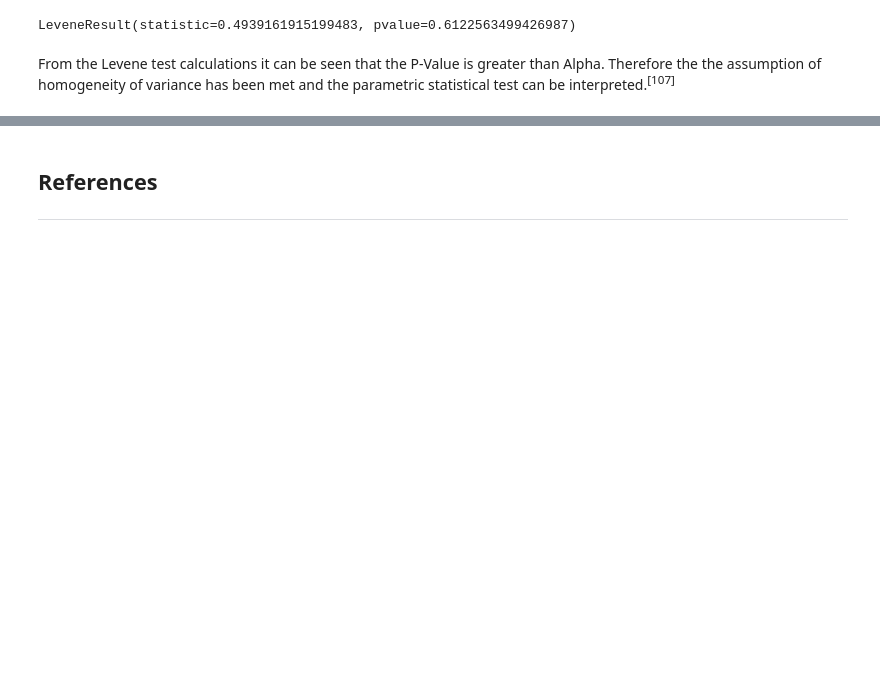
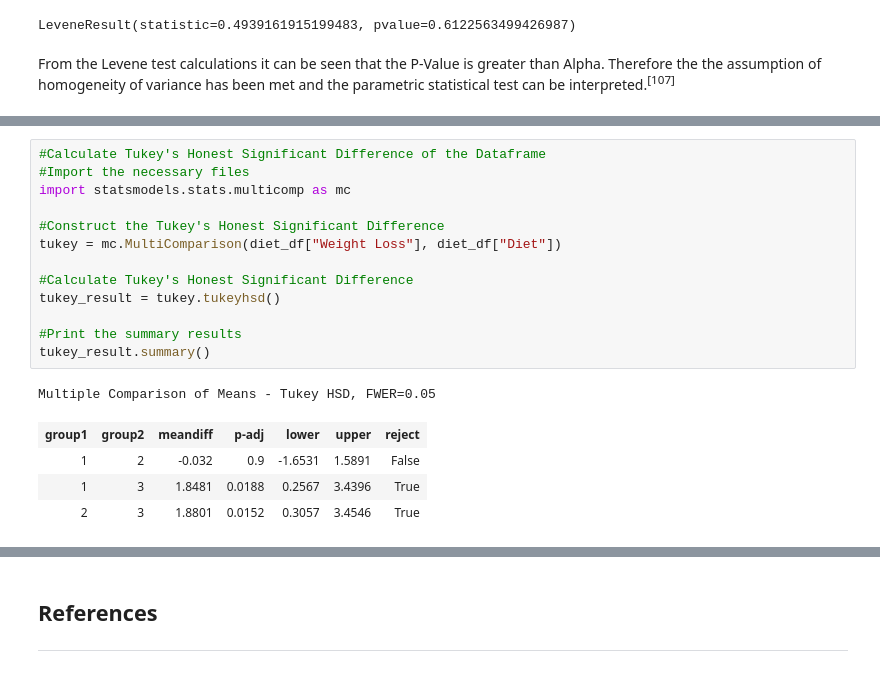
Before and after one commit to JPLee01/Machine_Learning_and_Statistics, a Jupyter notebook: scipy-stats.ipynb, the cells around one changed output, grey strips where cells are left out. Cells and saved outputs as stored; diff of their text form; blank space fills up the shorter version.

```diff
--- a/scipy-stats.ipynb
+++ b/scipy-stats.ipynb
@@ -645,0 +625,19 @@ Name: Weight Loss, dtype: float64
+# %%
+#Calculate Tukey's Honest Significant Difference of the Dataframe
+#Import the necessary files
+import statsmodels.stats.multicomp as mc
+
+#Construct the Tukey's Honest Significant Difference
+tukey = mc.MultiComparison(diet_df["Weight Loss"], diet_df["Diet"])
+
+#Calculate Tukey's Honest Significant Difference
+tukey_result = tukey.tukeyhsd()
+
+#Print the summary results
+tukey_result.summary()
+# %% [output]
+Multiple Comparison of Means - Tukey HSD, FWER=0.05
+| group1 | group2 | meandiff | p-adj | lower | upper | reject |
+| 1 | 2 | -0.032 | 0.9 | -1.6531 | 1.5891 | False |
+| 1 | 3 | 1.8481 | 0.0188 | 0.2567 | 3.4396 | True |
+| 2 | 3 | 1.8801 | 0.0152 | 0.3057 | 3.4546 | True |
```
Also changed, not shown: parts of 16 cells of this notebook, 1 other file.
